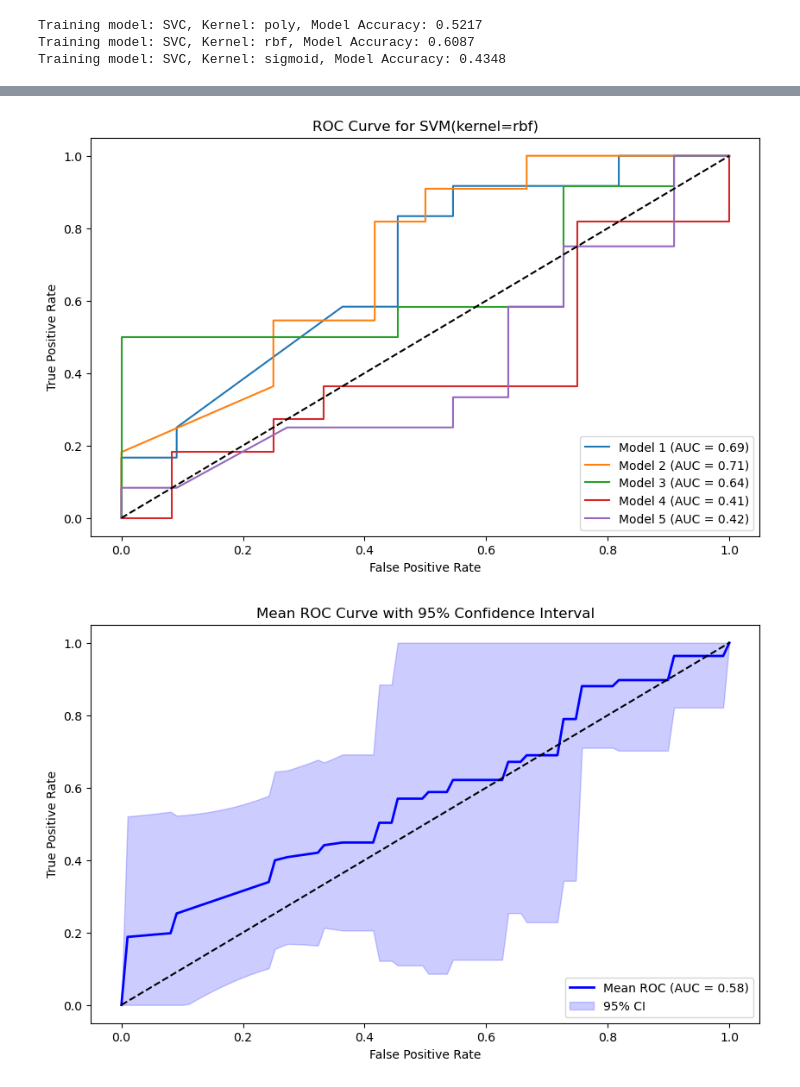
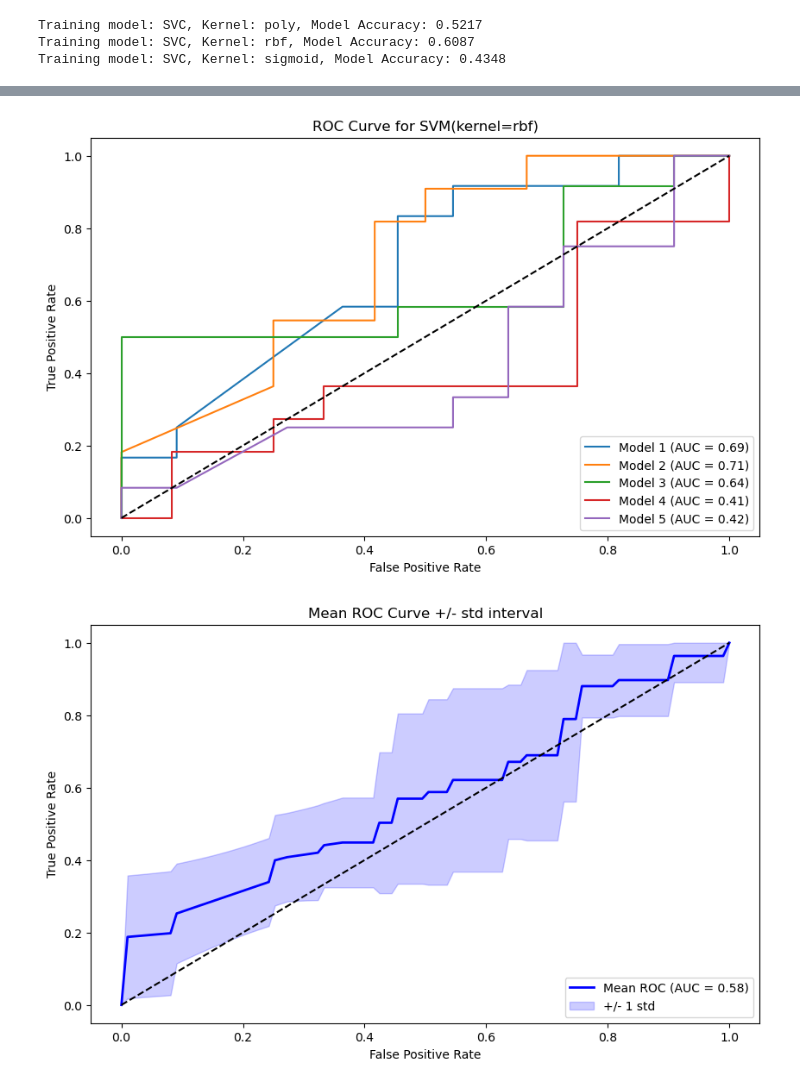
Before and after one commit to jolinevb/Lipo_ML, a Jupyter notebook: assignment.ipynb, the cells around one changed output, grey strips where cells are left out. Cells and saved outputs as stored; diff of their text form; code cells hidden in the pictures.

```diff
--- a/assignment.ipynb
+++ b/assignment.ipynb
@@ -1306,19 +1304,20 @@ def random_forest_classifier(data, selection):
     roc_array = np.array(roc_list)
     mean_roc = np.mean(roc_array, axis=0)
     std_roc = np.std(roc_array, axis=0)
-    ci_upper = np.minimum(mean_roc + 1.96 * std_roc, 1)
-    ci_lower = np.maximum(mean_roc - 1.96 * std_roc, 0)
+    ci_upper = np.minimum(mean_roc + 1 * std_roc, 1)
+    ci_lower = np.maximum(mean_roc - 1 * std_roc, 0)
     mean_auc = auc(all_roc, mean_roc)
+    roc_tuple = (mean_roc, std_roc, ci_upper, ci_lower, mean_auc)
 
     plt.figure(figsize=(10, 6))
     plt.plot(all_roc, mean_roc, color='blue', label=f'Mean ROC (AUC = {mean_auc:.2f})', linewidth=2)
-    plt.fill_between(all_roc, ci_lower, ci_upper, color='blue', alpha=0.2, label='95% CI')
+    plt.fill_between(all_roc, ci_lower, ci_upper, color='blue', alpha=0.2, label='1 std')
     plt.plot([0, 1], [0, 1], 'k--')
     plt.xlabel('False Positive Rate')
     plt.ylabel('True Positive Rate')
-    plt.title('Mean ROC Curve with 95% Confidence Interval')
+    plt.title('Mean ROC Curve + std interval')
     plt.legend(loc='lower right')
-    return best_rf_complete, best_hyper_params, features
+    return best_rf_complete, best_hyper_params, features, roc_tuple
 
 # for i in range(1):
 #     tree = best_rf.estimators_[i]
@@ -1331,7 +1330,7 @@ def random_forest_classifier(data, selection):
 #     graph = graphviz.Source(dot_data)
 #     display(graph)
 
-best_rf_complete, best_hyper_params, feature_amount = random_forest_classifier(data, 'forward filtering')
+best_rf_complete, best_hyper_params, feature_amount, roc_ff_rf = random_forest_classifier(data, 'forward filtering')
 
 p_values = calculate_p_values(data)
 p_values_used = p_values[:feature_amount[1]].index
@@ -1339,7 +1338,7 @@ columns_to_keep = list(p_values_used) + ['label']
 data_used = data[columns_to_keep]
 learning_curve_plot(RandomForestClassifier, best_hyper_params[1], data_used)
 
-best_rf_complete, best_hyper_params, pca_comp = random_forest_classifier(data, 'pca')
+best_rf_complete, best_hyper_params, pca_comp, roc_pca_rf = random_forest_classifier(data, 'pca')
 
 pca = PCA(n_components=pca_comp[0])
 pca_transform = pca.fit_transform(data.drop(columns='label'))
@@ -1493,21 +1492,22 @@ def svm_classifier(data, selection):
     roc_array = np.array(roc_list)
     mean_roc = np.mean(roc_array, axis=0)
     std_roc = np.std(roc_array, axis=0)
-    ci_upper = np.minimum(mean_roc + 1.96 * std_roc, 1)
-    ci_lower = np.maximum(mean_roc - 1.96 * std_roc, 0)
+    ci_upper = np.minimum(mean_roc + 1 * std_roc, 1)
+    ci_lower = np.maximum(mean_roc - 1 * std_roc, 0)
     mean_auc = auc(all_roc, mean_roc)
+    roc_tuple = (mean_roc, std_roc, ci_upper, ci_lower, mean_auc)
 
     plt.figure(figsize=(10, 6))
     plt.plot(all_roc, mean_roc, color='blue', label=f'Mean ROC (AUC = {mean_auc:.2f})', linewidth=2)
-    plt.fill_between(all_roc, ci_lower, ci_upper, color='blue', alpha=0.2, label='95% CI')
+    plt.fill_between(all_roc, ci_lower, ci_upper, color='blue', alpha=0.2, label='+/- 1 std')
     plt.plot([0, 1], [0, 1], 'k--')
     plt.xlabel('False Positive Rate')
     plt.ylabel('True Positive Rate')
-    plt.title('Mean ROC Curve with 95% Confidence Interval')
+    plt.title('Mean ROC Curve +/- std interval')
     plt.legend(loc='lower right')
-    return best_rf_complete, best_hyper_params, features
+    return best_rf_complete, best_hyper_params, features, roc_tuple
 
-best_rf_complete, best_hyper_params, feature_amount = svm_classifier(data, 'forward filtering')
+best_rf_complete, best_hyper_params, feature_amount, roc_ff_svm = svm_classifier(data, 'forward filtering')
 
 p_values = calculate_p_values(data)
 p_values_used = p_values[:feature_amount[1]].index
@@ -1515,7 +1515,7 @@ columns_to_keep = list(p_values_used) + ['label']
 data_used = data[columns_to_keep]
 learning_curve_plot(SVC, best_hyper_params[1], data_used)
 
-best_rf_complete, best_hyper_params, pca_comp = svm_classifier(data, 'pca')
+best_rf_complete, best_hyper_params, pca_comp, roc_pca_svm = svm_classifier(data, 'pca')
 
 pca = PCA(n_components=pca_comp[1])
 pca_transform = pca.fit_transform(data.drop(columns='label'))
@@ -1548,4 +1548,4 @@ Accuracy: 0.5217391304347826, Specificity: 0.0, Sensitivity: 1.0
 [figure]
 [figure]
-[figure, old version]
+[figure, new version]
 [figure]
```
Also changed, not shown: parts of 3 cells of this notebook.
